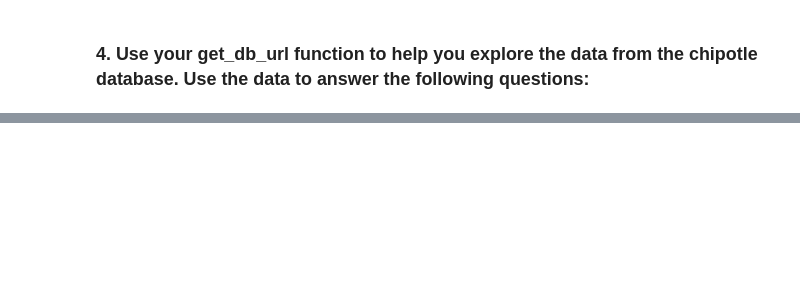
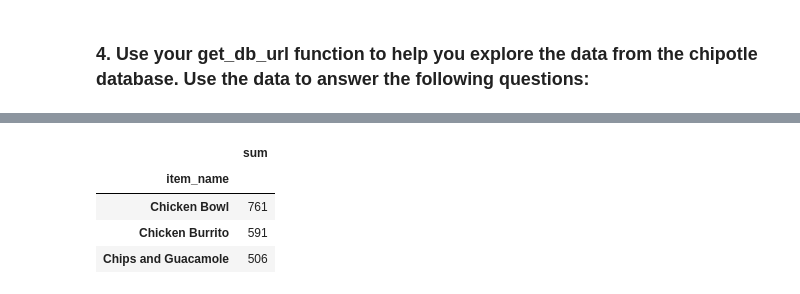
Before and after one commit to CSolitaire/numpy-pandas-visualization-exercises, a Jupyter notebook: advanced_dataframes.ipynb, the cells around one changed output, grey strips where cells are left out. Saved outputs shown, nothing was run; the diff lists cells and outputs as text; code cells hidden in the pictures; blank space fills up the shorter version.

```diff
--- a/advanced_dataframes.ipynb
+++ b/advanced_dataframes.ipynb
@@ -632,2 +676,10 @@ titles_depts_xtab
 # %%
 # What are the most popular 3 items?
+chipotle_item_counts = chipotle.groupby('item_name').quantity.agg(['sum'])
+chipotle_item_counts.nlargest(3, 'sum', keep='all')
+# %% [output]
+|  | sum |
+| item_name |  |
+| Chicken Bowl | 761 |
+| Chicken Burrito | 591 |
+| Chips and Guacamole | 506 |
```
Also changed, not shown: parts of 4 cells of this notebook.
